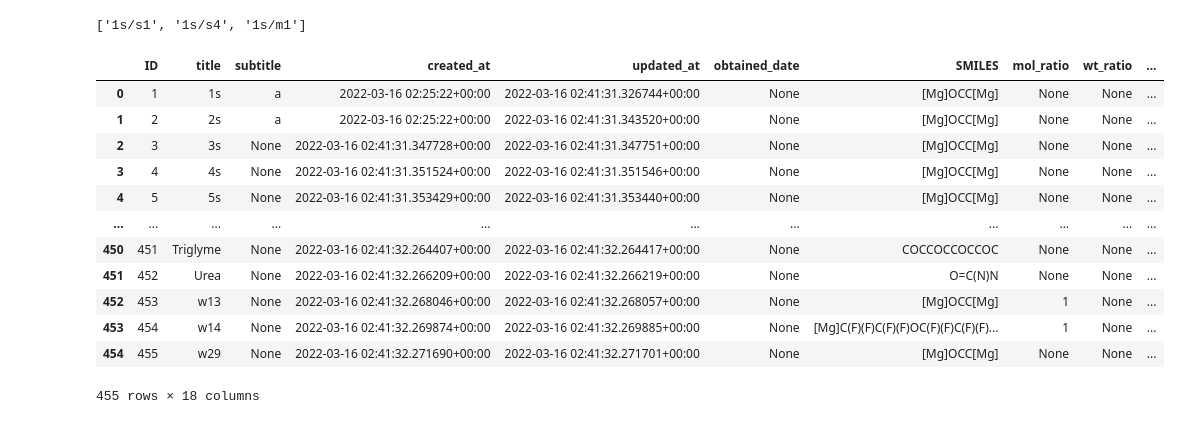
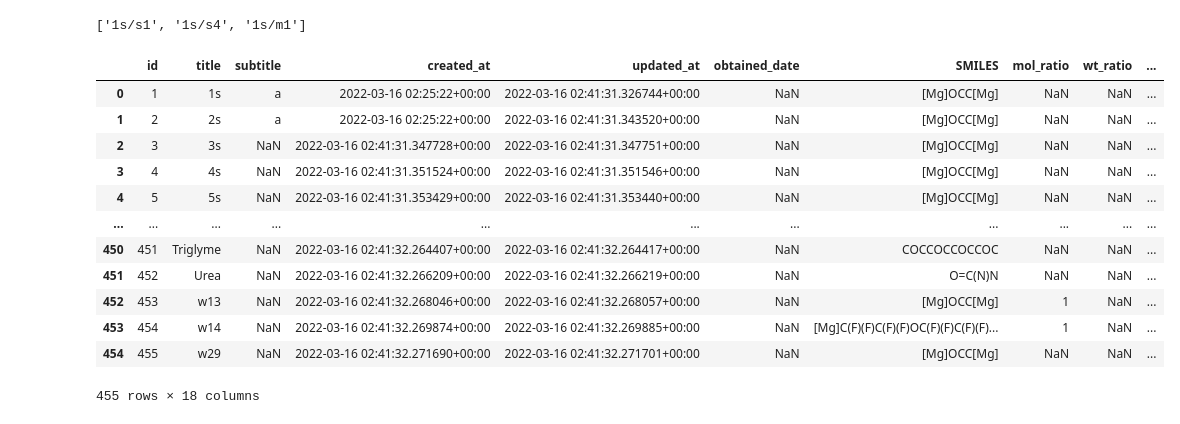
Before and after one commit to KanHatakeyama/ion_predictor, a Jupyter notebook: notebook.ipynb, the cells around one changed output. Cells and saved outputs as stored; diff of their text form; code cells hidden in the pictures.

```diff
--- a/notebook.ipynb
+++ b/notebook.ipynb
@@ -95,20 +108,40 @@ import joblib
 path="cache/temp.bin"
 composite_df,compound_df=joblib.load(path)
 # %%
+
+# prepare "composition" column (e.g., s1/s2/s4)
+component_data=list(composite_df[[f"component{i+1}" for i in range(6)]].values)
+
+composition_data=[]
+
+for component_record in component_data:
+    component_record=[i for i in component_record if i is not None]
+    composition="/".join(component_record)
+    composition_data.append(composition)
+
+composite_df["composition"]=composition_data
+
+
+#rename compound df column
+compound_df=compound_df.rename(columns={'id': 'ID'})
 # %% [output]
 ['1s/s1', '1s/s4', '1s/m1']
 # %%
+import pandas as pd
+import numpy as np
+#composite_df["wt_ratio"].fillna(pd.NaN)
+compound_df.replace([None], [np.nan])
 # %% [output]
-|  | ID | title | subtitle | created_at | updated_at | obtained_date | SMILES | mol_ratio | wt_ratio | ... |
-| 0 | 1 | 1s | a | 2022-03-16 02:25:22+00:00 | 2022-03-16 02:41:31.326744+00:00 | None | [Mg]OCC[Mg] | None | None | ... |
-| 1 | 2 | 2s | a | 2022-03-16 02:25:22+00:00 | 2022-03-16 02:41:31.343520+00:00 | None | [Mg]OCC[Mg] | None | None | ... |
-| 2 | 3 | 3s | None | 2022-03-16 02:41:31.347728+00:00 | 2022-03-16 02:41:31.347751+00:00 | None | [Mg]OCC[Mg] | None | None | ... |
-| 3 | 4 | 4s | None | 2022-03-16 02:41:31.351524+00:00 | 2022-03-16 02:41:31.351546+00:00 | None | [Mg]OCC[Mg] | None | None | ... |
-| 4 | 5 | 5s | None | 2022-03-16 02:41:31.353429+00:00 | 2022-03-16 02:41:31.353440+00:00 | None | [Mg]OCC[Mg] | None | None | ... |
+|  | id | title | subtitle | created_at | updated_at | obtained_date | SMILES | mol_ratio | wt_ratio | ... |
+| 0 | 1 | 1s | a | 2022-03-16 02:25:22+00:00 | 2022-03-16 02:41:31.326744+00:00 | NaN | [Mg]OCC[Mg] | NaN | NaN | ... |
+| 1 | 2 | 2s | a | 2022-03-16 02:25:22+00:00 | 2022-03-16 02:41:31.343520+00:00 | NaN | [Mg]OCC[Mg] | NaN | NaN | ... |
+| 2 | 3 | 3s | NaN | 2022-03-16 02:41:31.347728+00:00 | 2022-03-16 02:41:31.347751+00:00 | NaN | [Mg]OCC[Mg] | NaN | NaN | ... |
+| 3 | 4 | 4s | NaN | 2022-03-16 02:41:31.351524+00:00 | 2022-03-16 02:41:31.351546+00:00 | NaN | [Mg]OCC[Mg] | NaN | NaN | ... |
+| 4 | 5 | 5s | NaN | 2022-03-16 02:41:31.353429+00:00 | 2022-03-16 02:41:31.353440+00:00 | NaN | [Mg]OCC[Mg] | NaN | NaN | ... |
 | ... | ... | ... | ... | ... | ... | ... | ... | ... | ... | ... |
-| 450 | 451 | Triglyme | None | 2022-03-16 02:41:32.264407+00:00 | 2022-03-16 02:41:32.264417+00:00 | None | COCCOCCOCCOC | None | None | ... |
-| 451 | 452 | Urea | None | 2022-03-16 02:41:32.266209+00:00 | 2022-03-16 02:41:32.266219+00:00 | None | O=C(N)N | None | None | ... |
-| 452 | 453 | w13 | None | 2022-03-16 02:41:32.268046+00:00 | 2022-03-16 02:41:32.268057+00:00 | None | [Mg]OCC[Mg] | 1 | None | ... |
-| 453 | 454 | w14 | None | 2022-03-16 02:41:32.269874+00:00 | 2022-03-16 02:41:32.269885+00:00 | None | [Mg]C(F)(F)C(F)(F)OC(F)(F)C(F)(F)... | 1 | None | ... |
-| 454 | 455 | w29 | None | 2022-03-16 02:41:32.271690+00:00 | 2022-03-16 02:41:32.271701+00:00 | None | [Mg]OCC[Mg] | None | None | ... |
+| 450 | 451 | Triglyme | NaN | 2022-03-16 02:41:32.264407+00:00 | 2022-03-16 02:41:32.264417+00:00 | NaN | COCCOCCOCCOC | NaN | NaN | ... |
+| 451 | 452 | Urea | NaN | 2022-03-16 02:41:32.266209+00:00 | 2022-03-16 02:41:32.266219+00:00 | NaN | O=C(N)N | NaN | NaN | ... |
+| 452 | 453 | w13 | NaN | 2022-03-16 02:41:32.268046+00:00 | 2022-03-16 02:41:32.268057+00:00 | NaN | [Mg]OCC[Mg] | 1 | NaN | ... |
+| 453 | 454 | w14 | NaN | 2022-03-16 02:41:32.269874+00:00 | 2022-03-16 02:41:32.269885+00:00 | NaN | [Mg]C(F)(F)C(F)(F)OC(F)(F)C(F)(F)... | 1 | NaN | ... |
+| 454 | 455 | w29 | NaN | 2022-03-16 02:41:32.271690+00:00 | 2022-03-16 02:41:32.271701+00:00 | NaN | [Mg]OCC[Mg] | NaN | NaN | ... |
 455 rows × 18 columns
```
Also changed, not shown: parts of 4 cells of this notebook, 6 other files.
